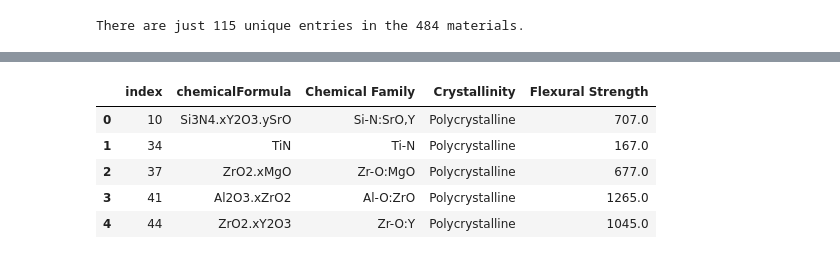
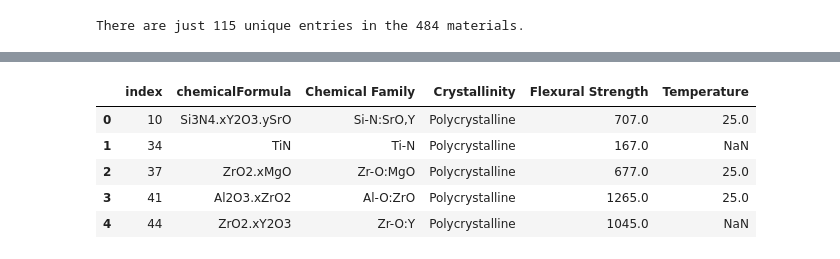
Before and after one commit to ckborg/DSW2018, a Jupyter notebook: develop/07-29-18-sgd-featurizing-flexuralstrength.ipynb, the cells around one changed output, grey strips where cells are left out. Drawn from its saved outputs; the diff is of its cells as text; code cells hidden in the pictures.

```diff
--- a/develop/07-29-18-sgd-featurizing-flexuralstrength.ipynb
+++ b/develop/07-29-18-sgd-featurizing-flexuralstrength.ipynb
@@ -184,7 +122,8 @@ Flexural Strength-conditions    [{'name': 'Temperature', 'scalars': [{'value':..
 Flexural Strength-units                                                       MPa
 Name: 2451, dtype: object
 # %%
+#convert flex strength to a float and sort by it to confirm it is behaving properly as a float
 fs['Flexural Strength'] = fs['Flexural Strength'].astype(float)
-fs = fs.drop(['licenses','names','references','Flexural Strength-units','Flexural Strength-conditions'], axis=1)
+fs = fs.drop(['licenses','names','references','Flexural Strength-units',], axis=1)
 fs.sort_values(by='Flexural Strength')
 # %% [output]
@@ -213,0 +272,4 @@ There are just 115 unique entries in the 484 materials.
+# %%
+#initialize temp column
+fs['Temperature'] = np.nan
+fs.head()
@@ -213,0 +283,7 @@ There are just 115 unique entries in the 484 materials.
+# %%
+#add values temperature column taken from flexural strength conditions
+for mat in fs.index:
+    for cond in fs.loc[mat]['Flexural Strength-conditions']:
+        if cond['name']=='Temperature' and cond['units']=='$^{\\circ}$C' :
+            fs.at[mat, 'Temperature']= cond['scalars'][0]['value']
+fs.head()
@@ -214,10 +309,10 @@ There are just 115 unique entries in the 484 materials.
 # %%
-fs = fs.reset_index()
+fs = fs.drop(['Flexural Strength-conditions',], axis=1)
 fs.head()
 # %% [output]
-|  | index | chemicalFormula | Chemical Family | Crystallinity | Flexural Strength |
-| 0 | 10 | Si3N4.xY2O3.ySrO | Si-N:SrO,Y | Polycrystalline | 707.0 |
-| 1 | 34 | TiN | Ti-N | Polycrystalline | 167.0 |
-| 2 | 37 | ZrO2.xMgO | Zr-O:MgO | Polycrystalline | 677.0 |
-| 3 | 41 | Al2O3.xZrO2 | Al-O:ZrO | Polycrystalline | 1265.0 |
-| 4 | 44 | ZrO2.xY2O3 | Zr-O:Y | Polycrystalline | 1045.0 |
+|  | index | chemicalFormula | Chemical Family | Crystallinity | Flexural Strength | Temperature |
+| 0 | 10 | Si3N4.xY2O3.ySrO | Si-N:SrO,Y | Polycrystalline | 707.0 | 25.0 |
+| 1 | 34 | TiN | Ti-N | Polycrystalline | 167.0 | NaN |
+| 2 | 37 | ZrO2.xMgO | Zr-O:MgO | Polycrystalline | 677.0 | 25.0 |
+| 3 | 41 | Al2O3.xZrO2 | Al-O:ZrO | Polycrystalline | 1265.0 | 25.0 |
+| 4 | 44 | ZrO2.xY2O3 | Zr-O:Y | Polycrystalline | 1045.0 | NaN |
```
Also changed, not shown: parts of 41 cells of this notebook, 2 other files.
